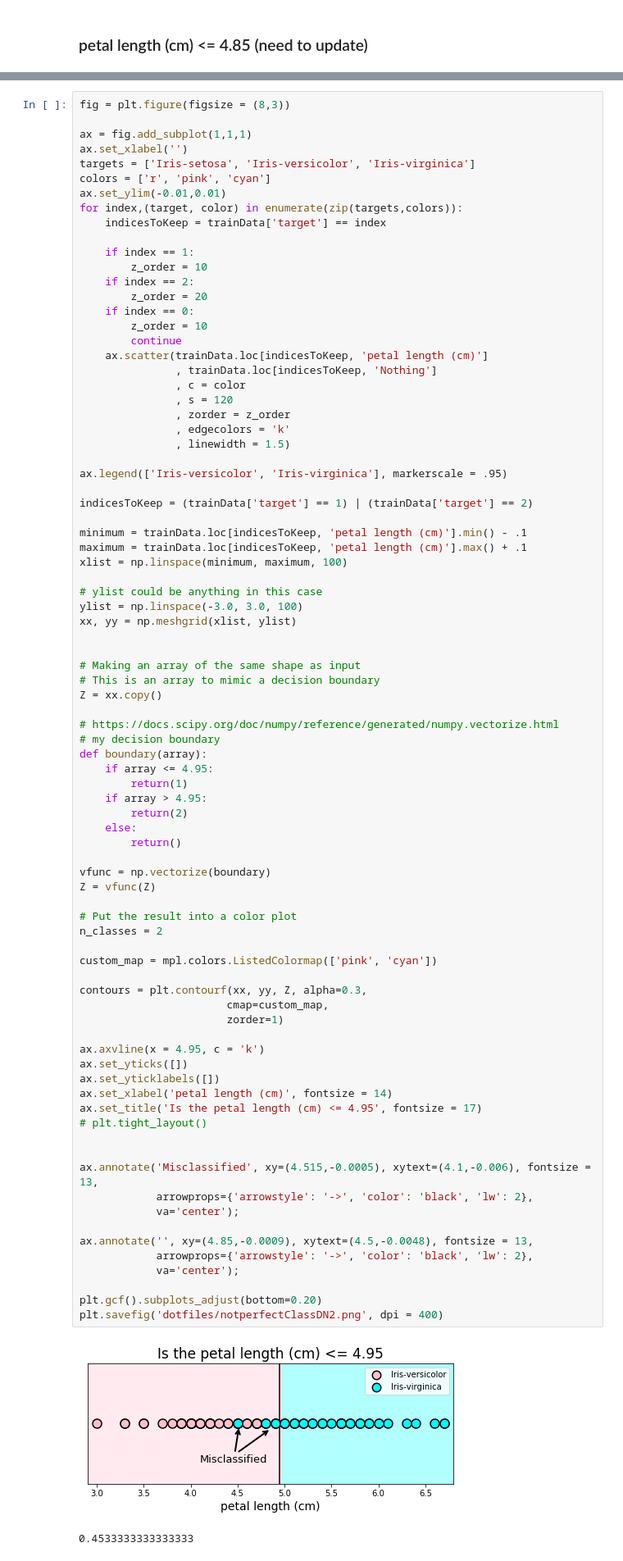
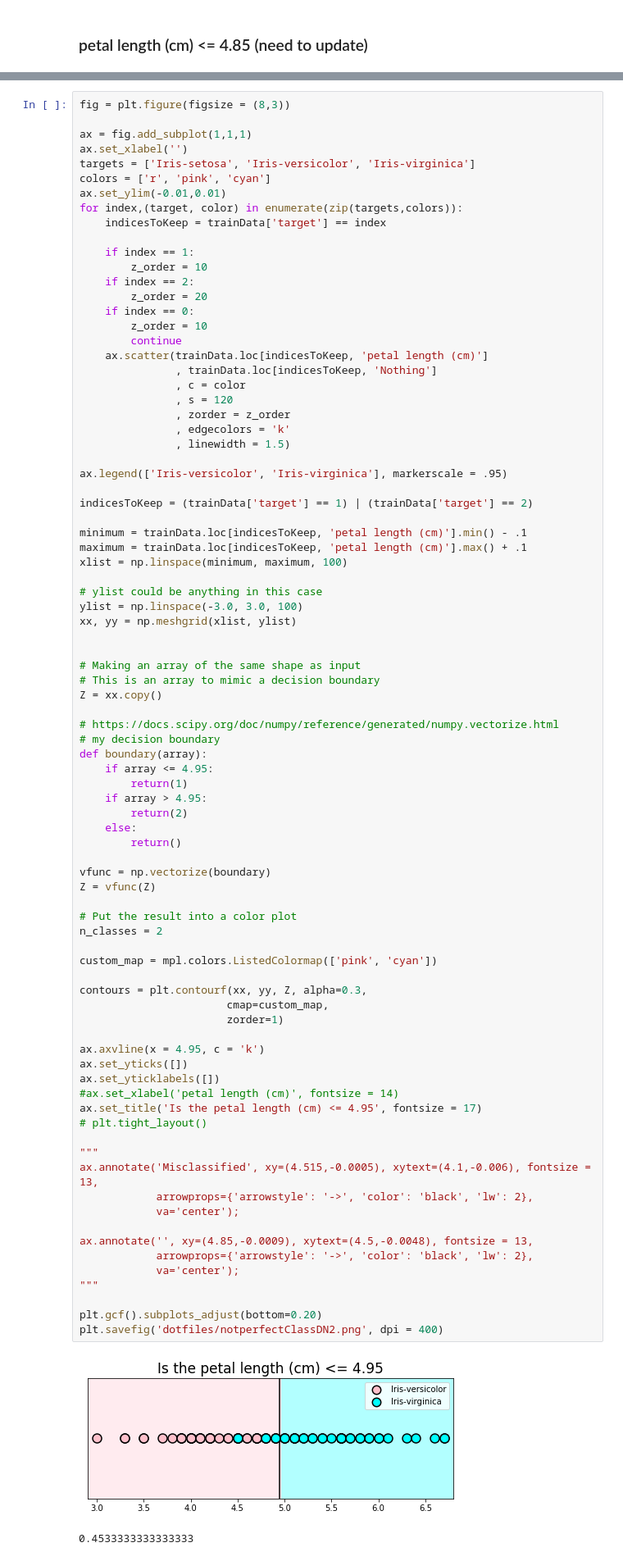
Before and after one commit to mGalarnyk/Python_Tutorials, a Jupyter notebook: Sklearn/DecisionTrees/DecisionTreeAnatomy.ipynb, the cells around one changed output, grey strips where cells are left out. Shown at 82% size. Cells and saved outputs as stored; diff of their text form.

```diff
--- a/Sklearn/DecisionTrees/DecisionTreeAnatomy.ipynb
+++ b/Sklearn/DecisionTrees/DecisionTreeAnatomy.ipynb
@@ -296,36 +296,37 @@ def boundary(array):
 
 vfunc = np.vectorize(boundary)
 Z = vfunc(Z)
 
 # Put the result into a color plot
 n_classes = 2
 
 custom_map = mpl.colors.ListedColormap(['pink', 'cyan'])
 
 contours = plt.contourf(xx, yy, Z, alpha=0.3,
                        cmap=custom_map,
                        zorder=1)
 
 ax.axvline(x = 4.95, c = 'k')
 ax.set_yticks([])
 ax.set_yticklabels([])
-ax.set_xlabel('petal length (cm)', fontsize = 14)
+#ax.set_xlabel('petal length (cm)', fontsize = 14)
 ax.set_title('Is the petal length (cm) <= 4.95', fontsize = 17)
 # plt.tight_layout()
 
-
+"""
 ax.annotate('Misclassified', xy=(4.515,-0.0005), xytext=(4.1,-0.006), fontsize = 13,
             arrowprops={'arrowstyle': '->', 'color': 'black', 'lw': 2},
             va='center');
 
 ax.annotate('', xy=(4.85,-0.0009), xytext=(4.5,-0.0048), fontsize = 13,
             arrowprops={'arrowstyle': '->', 'color': 'black', 'lw': 2},
             va='center');
+"""
 
 plt.gcf().subplots_adjust(bottom=0.20)
 plt.savefig('dotfiles/notperfectClassDN2.png', dpi = 400)
 # %% [output]
-[figure, old version]
+[figure, new version]
 # %%
 # %% [output]
 0.4533333333333333
```
Also changed, not shown: 8 other files.
